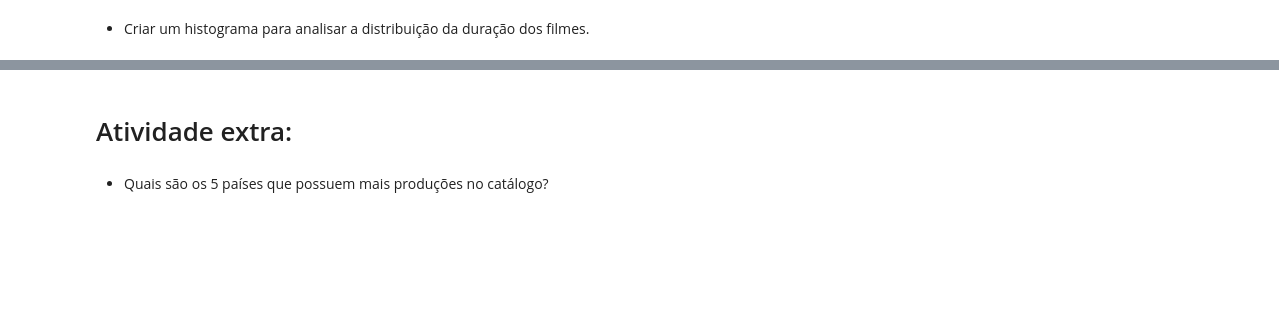
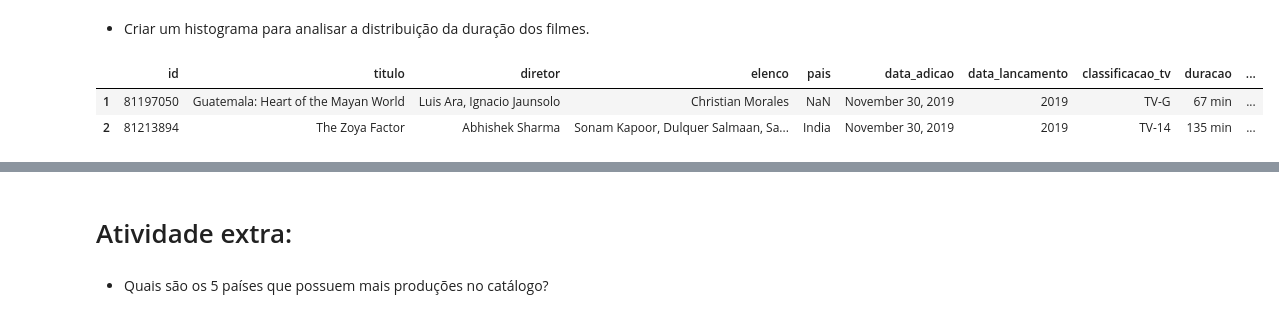
Before and after one commit to i-malur/bootcamp-dados-desafio-python-2, a Jupyter notebook: [MALU_RESPOSTAS]_Challenge_Frequência_e_Medidas.ipynb, the cells around one changed output, grey strips where cells are left out. Drawn from its saved outputs; the diff is of its cells as text; code cells hidden in the pictures; blank space fills up the shorter version.

```diff
--- a/[MALU_RESPOSTAS]_Challenge_Frequência_e_Medidas.ipynb
+++ b/[MALU_RESPOSTAS]_Challenge_Frequência_e_Medidas.ipynb
@@ -345,4 +362,10 @@ plt.show()
 # %% [markdown]
 * Criar um histograma para analisar a distribuição da duração dos
 filmes.
+# %%
+df_filmes.head(2)
+# %% [output]
+|  | id | titulo | diretor | elenco | pais | data_adicao | data_lancamento | classificacao_tv | duracao | ... |
+| 1 | 81197050 | Guatemala: Heart of the Mayan World | Luis Ara, Ignacio Jaunsolo | Christian Morales | NaN | November 30, 2019 | 2019 | TV-G | 67 min | ... |
+| 2 | 81213894 | The Zoya Factor | Abhishek Sharma | Sonam Kapoor, Dulquer Salmaan, Sa... | India | November 30, 2019 | 2019 | TV-14 | 135 min | ... |
 # %%
```
Also changed, not shown: parts of 12 cells of this notebook.
